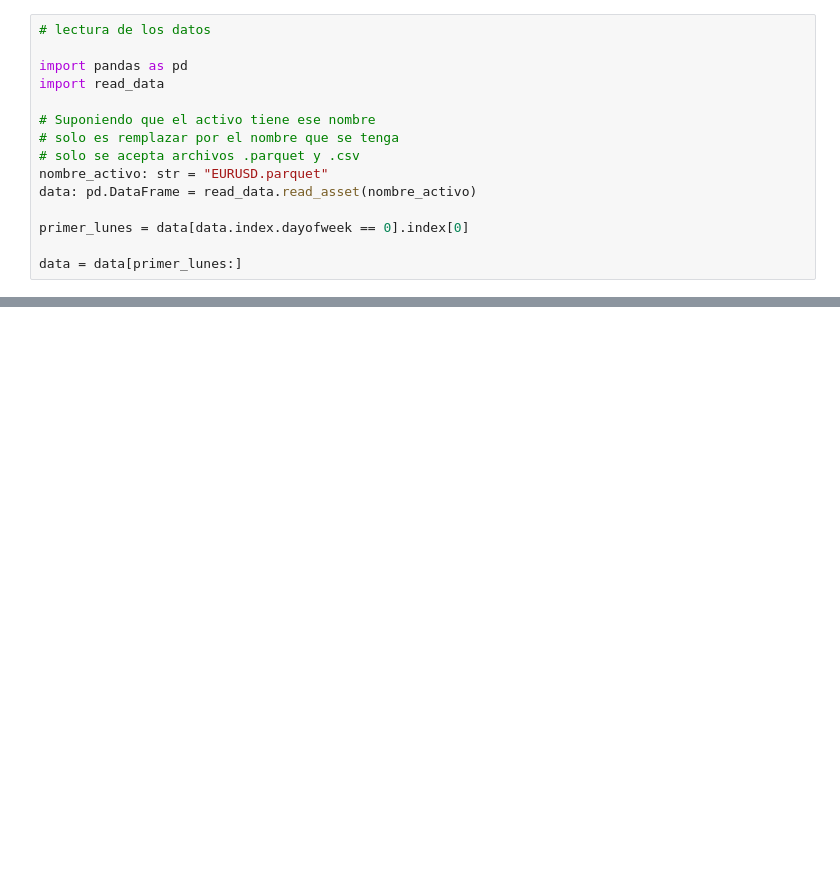
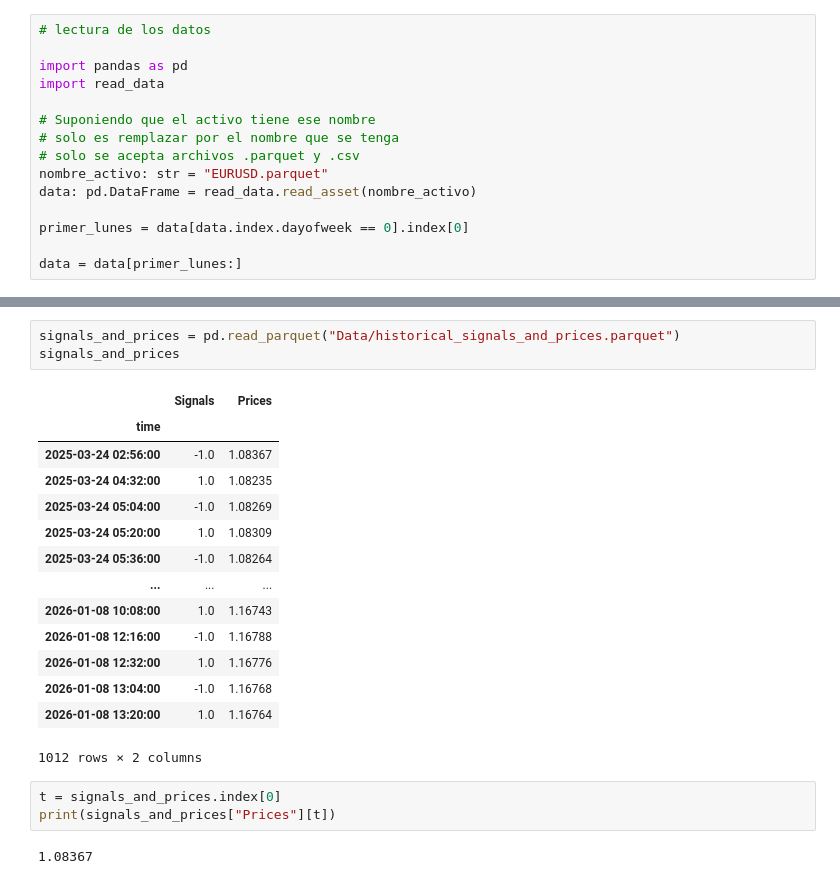
Before and after one commit to Angel-Arevalo/optimal-moving-average, a Jupyter notebook: Hallar ma estables.ipynb, the cells around one changed output, grey strips where cells are left out. Cells and saved outputs as stored; diff of their text form; blank space fills up the shorter version.

```diff
--- a/Hallar ma estables.ipynb
+++ b/Hallar ma estables.ipynb
@@ -73,0 +85,23 @@ Resultado de sobre ajuste 0.5280735286184779
+# %%
+signals_and_prices = pd.read_parquet("Data/historical_signals_and_prices.parquet")
+signals_and_prices
+# %% [output]
+|  | Signals | Prices |
+| time |  |  |
+| 2025-03-24 02:56:00 | -1.0 | 1.08367 |
+| 2025-03-24 04:32:00 | 1.0 | 1.08235 |
+| 2025-03-24 05:04:00 | -1.0 | 1.08269 |
+| 2025-03-24 05:20:00 | 1.0 | 1.08309 |
+| 2025-03-24 05:36:00 | -1.0 | 1.08264 |
+| ... | ... | ... |
+| 2026-01-08 10:08:00 | 1.0 | 1.16743 |
+| 2026-01-08 12:16:00 | -1.0 | 1.16788 |
+| 2026-01-08 12:32:00 | 1.0 | 1.16776 |
+| 2026-01-08 13:04:00 | -1.0 | 1.16768 |
+| 2026-01-08 13:20:00 | 1.0 | 1.16764 |
+1012 rows × 2 columns
+# %%
+t = signals_and_prices.index[0]
+print(signals_and_prices["Prices"][t])
+# %% [output]
+1.08367
```
Also changed, not shown: parts of 3 cells of this notebook, 4 other files.
